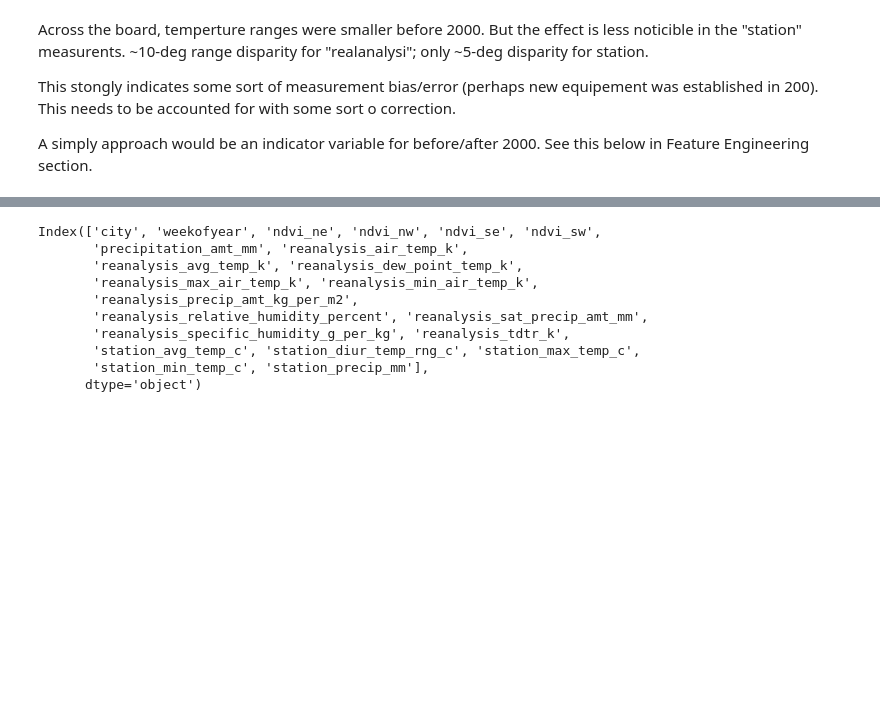
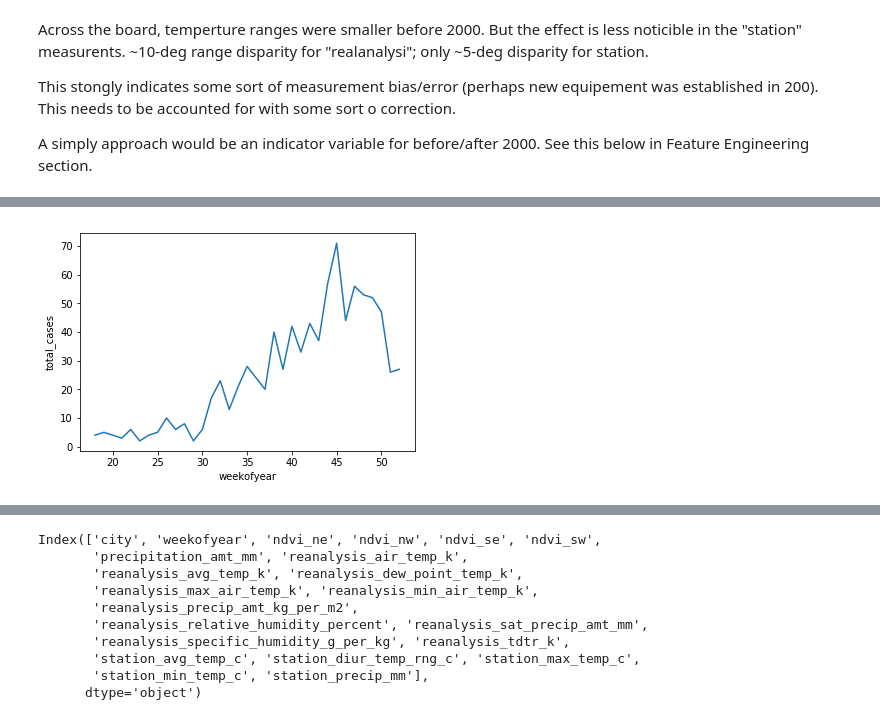
Before and after one commit to ewellsgray/data_science, a Jupyter notebook: dengue/dengue_predict.ipynb, the cells around one changed output, grey strips where cells are left out. Cells and saved outputs as stored; diff of their text form; code cells hidden in the pictures; blank space fills up the shorter version.

```diff
--- a/dengue/dengue_predict.ipynb
+++ b/dengue/dengue_predict.ipynb
@@ -378,0 +423,11 @@ A simply approach would be an indicator variable for before/after 2000. See this
+# %%
+def plot_v_week(df, att, Year):
+    xx = df.weekofyear.loc[df.year==Year]
+    yy = df[att].loc[df.year==Year]
+    sn.lineplot(xx,yy)
+# %%
+att = 'total_cases'
+Year = df.year.min()
+plot_v_week(df, att, Year)
+# %% [output]
+[figure, added]
```
Also changed, not shown: parts of 62 cells of this notebook.
